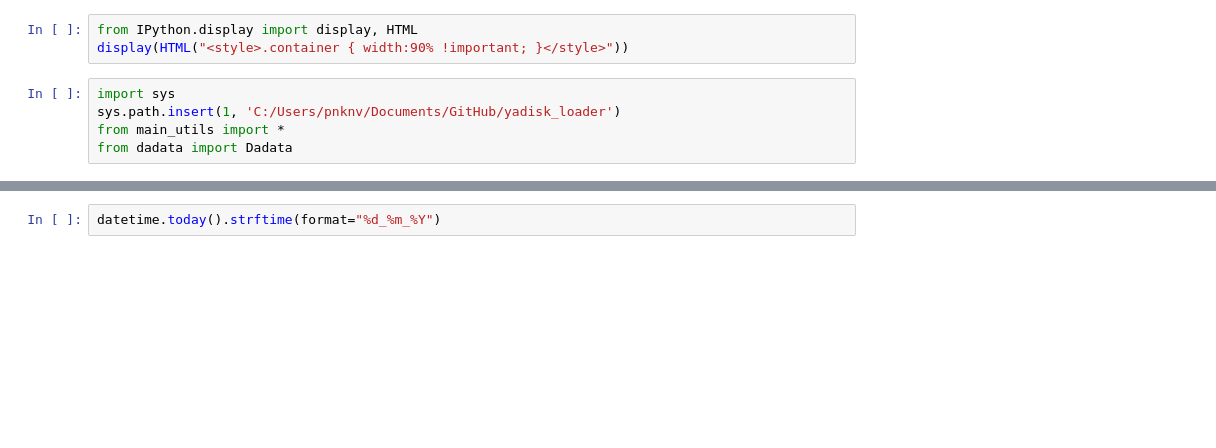
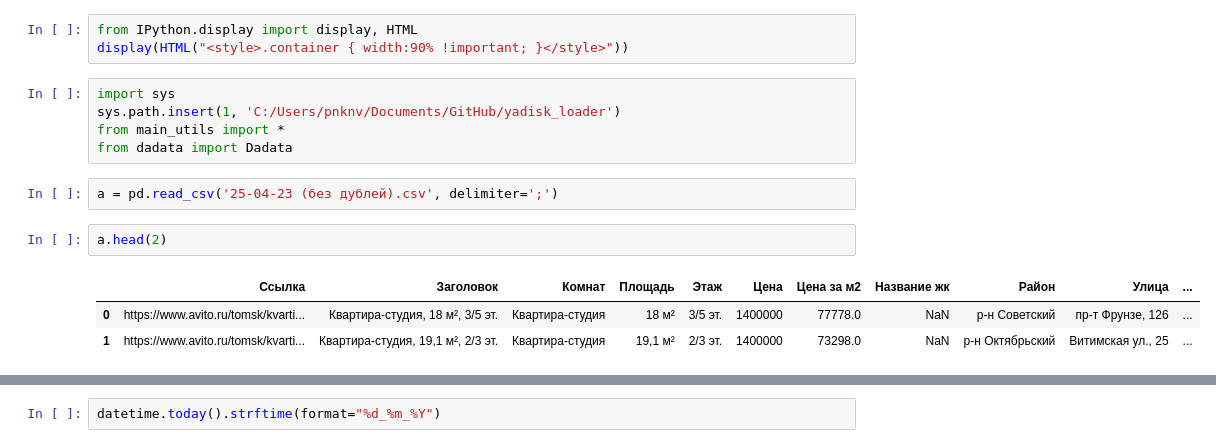
Before and after one commit to Nedvizhka/yadisk_loader, a Jupyter notebook: dev_check_jupyter/dev_parse_w_dadata.ipynb, the cells around one changed output, grey strips where cells are left out. Cells and saved outputs as stored; diff of their text form; blank space fills up the shorter version.

Commit message:
add district avito compare to cian

```diff
--- a/dev_check_jupyter/dev_parse_w_dadata.ipynb
+++ b/dev_check_jupyter/dev_parse_w_dadata.ipynb
@@ -6,3 +6,11 @@ import sys
 sys.path.insert(1, 'C:/Users/pnknv/Documents/GitHub/yadisk_loader')
 from main_utils import *
 from dadata import Dadata
+# %%
+a = pd.read_csv('25-04-23 (без дублей).csv', delimiter=';')
+# %%
+a.head(2)
+# %% [output]
+|  | Ссылка | Заголовок | Комнат | Площадь | Этаж | Цена | Цена за м2 | Название жк | Район | Улица | ... |
+| 0 | https://www.avito.ru/tomsk/kvarti... | Квартира-студия, 18 м², 3/5 эт. | Квартира-студия | 18 м² | 3/5 эт. | 1400000 | 77778.0 | NaN | р-н Советский | пр-т Фрунзе, 126 | ... |
+| 1 | https://www.avito.ru/tomsk/kvarti... | Квартира-студия, 19,1 м², 2/3 эт. | Квартира-студия | 19,1 м² | 2/3 эт. | 1400000 | 73298.0 | NaN | р-н Октябрьский | Витимская ул., 25 | ... |
```
Also changed, not shown: parts of 5 cells of this notebook, 12 other files.
